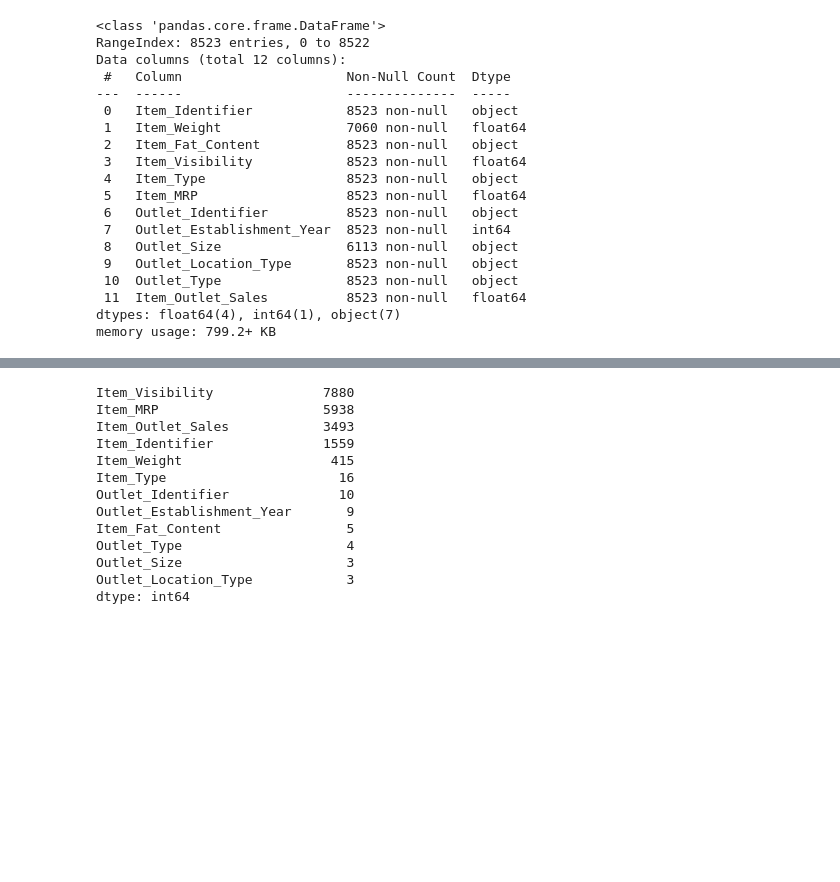
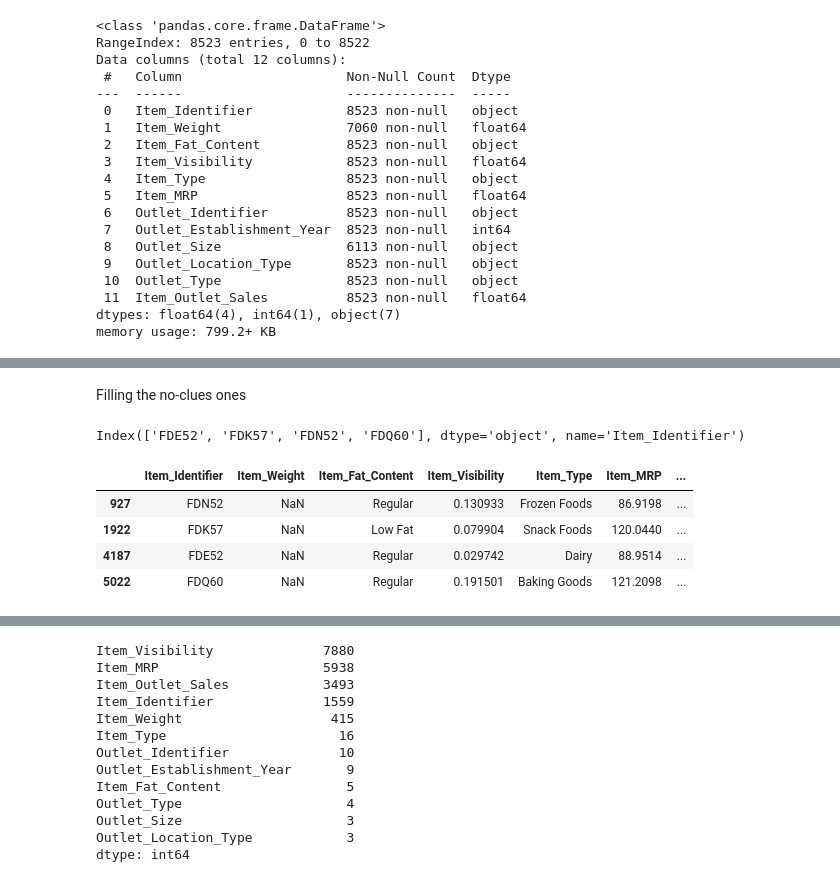
Before and after one commit to Demvok/BigMartSalesPrediction, a Jupyter notebook: BigMartSalesPrediction.ipynb, the cells around one changed output, grey strips where cells are left out. Saved outputs shown, nothing was run; the diff lists cells and outputs as text; code cells hidden in the pictures; blank space fills up the shorter version.

```diff
--- a/BigMartSalesPrediction.ipynb
+++ b/BigMartSalesPrediction.ipynb
@@ -51,0 +177,15 @@ memory usage: 799.2+ KB
+# %% [markdown]
+Filling the no-clues ones
+# %%
+missing_no_info = missing_all_info.groupby('Item_Identifier').nunique().query('Item_Weight == 0').index
+missing_no_info
+# %% [output]
+Index(['FDE52', 'FDK57', 'FDN52', 'FDQ60'], dtype='object', name='Item_Identifier')
+# %%
+raw_data[raw_data['Item_Identifier'].isin(missing_no_info)]
+# %% [output]
+|  | Item_Identifier | Item_Weight | Item_Fat_Content | Item_Visibility | Item_Type | Item_MRP | ... |
+| 927 | FDN52 | NaN | Regular | 0.130933 | Frozen Foods | 86.9198 | ... |
+| 1922 | FDK57 | NaN | Low Fat | 0.079904 | Snack Foods | 120.0440 | ... |
+| 4187 | FDE52 | NaN | Regular | 0.029742 | Dairy | 88.9514 | ... |
+| 5022 | FDQ60 | NaN | Regular | 0.191501 | Baking Goods | 121.2098 | ... |
```
Also changed, not shown: parts of 22 cells of this notebook.
